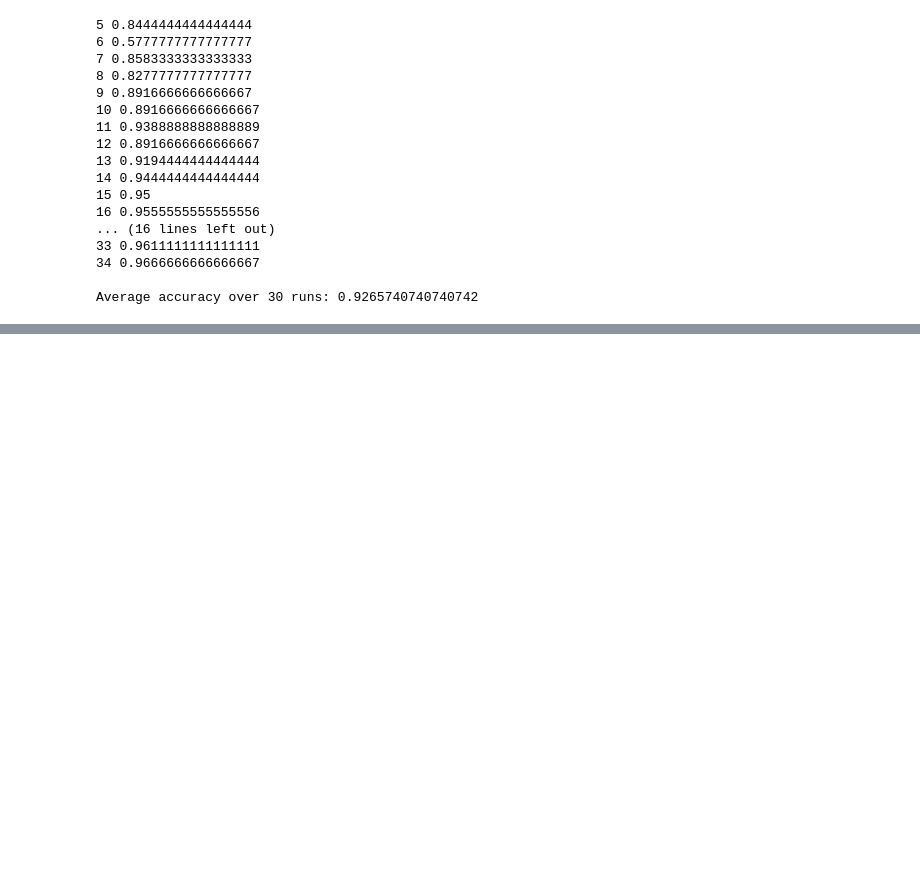
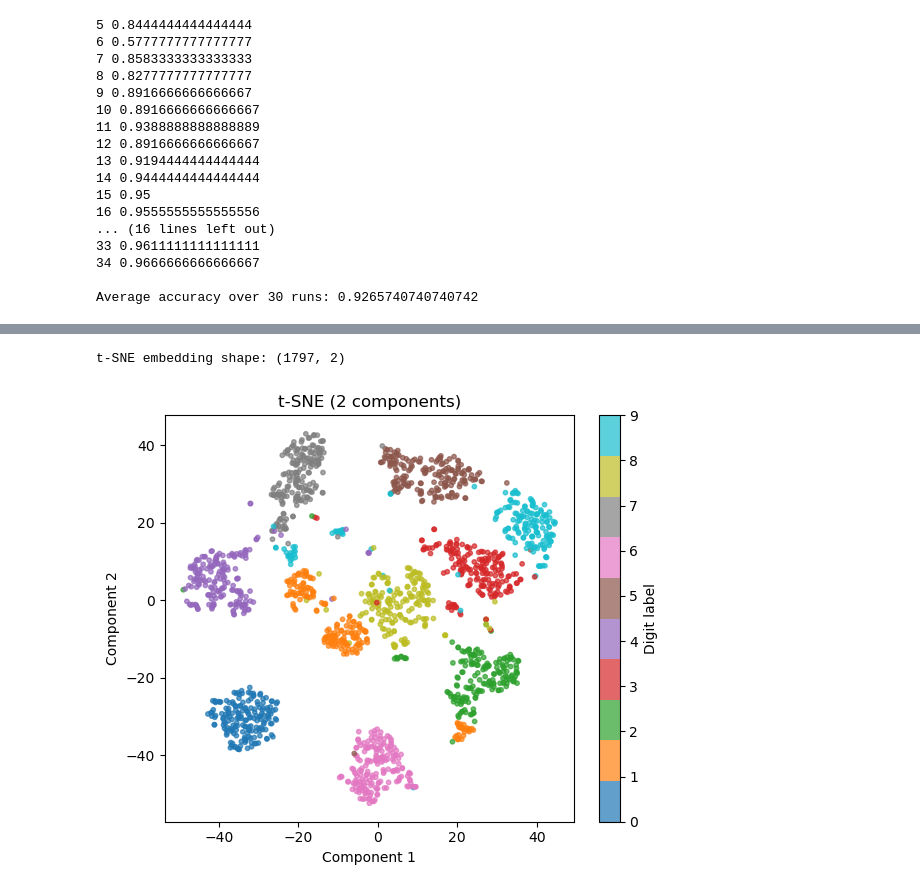
Before and after one commit to jaredlevengood/Neural-Network-Digit-Classification, a Jupyter notebook: DSCI_Exercise1.ipynb, the cells around one changed output, grey strips where cells are left out. Drawn from its saved outputs; the diff is of its cells as text; code cells hidden in the pictures; blank space fills up the shorter version.

```diff
--- a/DSCI_Exercise1.ipynb
+++ b/DSCI_Exercise1.ipynb
@@ -123,0 +181,16 @@ Average accuracy over 30 runs: 0.9265740740740742
+# %%
+tsne = TSNE(
+    n_components=2,
+    random_state=42,
+    perplexity=30,      # "effective" neighborhood size
+    learning_rate='auto',
+    init='pca'          # start from PCA for stability
+)
+
+X_tsne = tsne.fit_transform(X_scaled)
+
+print("t-SNE embedding shape:", X_tsne.shape)
+plot_embedding(X_tsne, y, "t-SNE (2 components)")
+# %% [output]
+t-SNE embedding shape: (1797, 2)
+[figure, added]
```
Also changed, not shown: parts of 10 cells of this notebook.
